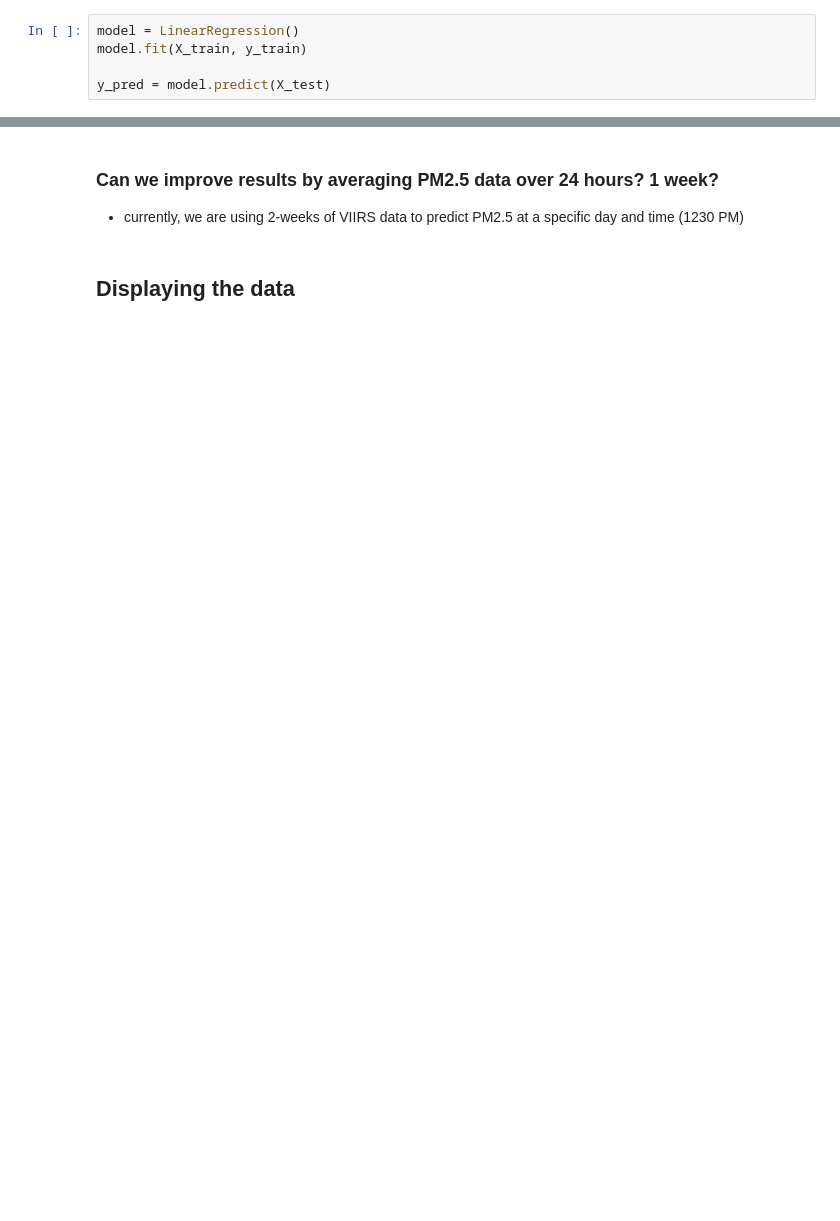
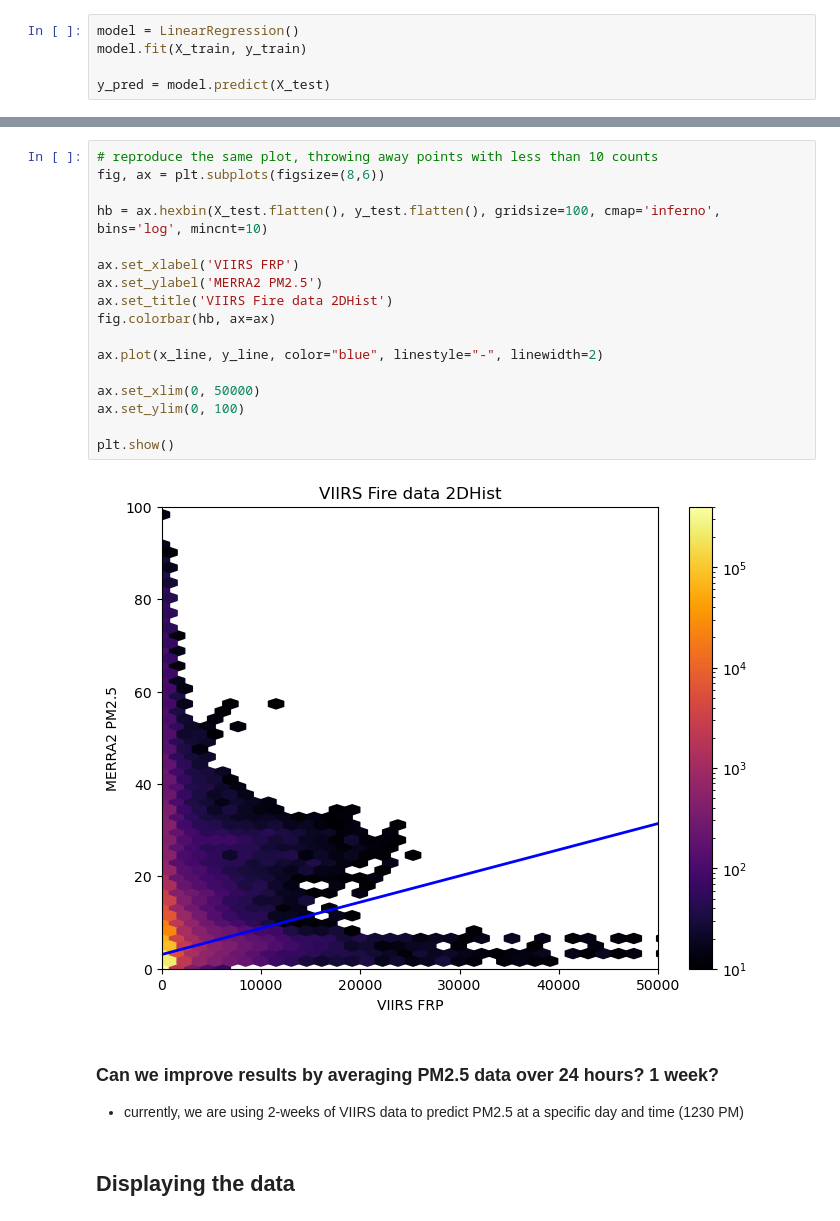
Before and after one commit to vcaristo/merra2_linReg, a Jupyter notebook: Iteration2.ipynb, the cells around one changed output, grey strips where cells are left out. Saved outputs shown, nothing was run; the diff lists cells and outputs as text; blank space fills up the shorter version.

```diff
--- a/Iteration2.ipynb
+++ b/Iteration2.ipynb
@@ -358,3 +417,22 @@ ax.set_ylim(0, 100)
+# %%
+# reproduce the same plot, throwing away points with less than 10 counts
+fig, ax = plt.subplots(figsize=(8,6))
+
+hb = ax.hexbin(X_test.flatten(), y_test.flatten(), gridsize=100, cmap='inferno', bins='log', mincnt=10)
+
+ax.set_xlabel('VIIRS FRP')
+ax.set_ylabel('MERRA2 PM2.5')
+ax.set_title('VIIRS Fire data 2DHist')
+fig.colorbar(hb, ax=ax)
+
+ax.plot(x_line, y_line, color="blue", linestyle="-", linewidth=2)
+
+ax.set_xlim(0, 50000)
+ax.set_ylim(0, 100)
+
+plt.show()
+# %% [output]
+[figure, added]
 # %% [markdown]
 ### Can we improve results by averaging PM2.5 data over 24 hours? 1 week?
 - currently, we are using 2-weeks of VIIRS data to predict PM2.5 at a specific day and time (1230 PM)
```
Also changed, not shown: parts of 17 cells of this notebook.
